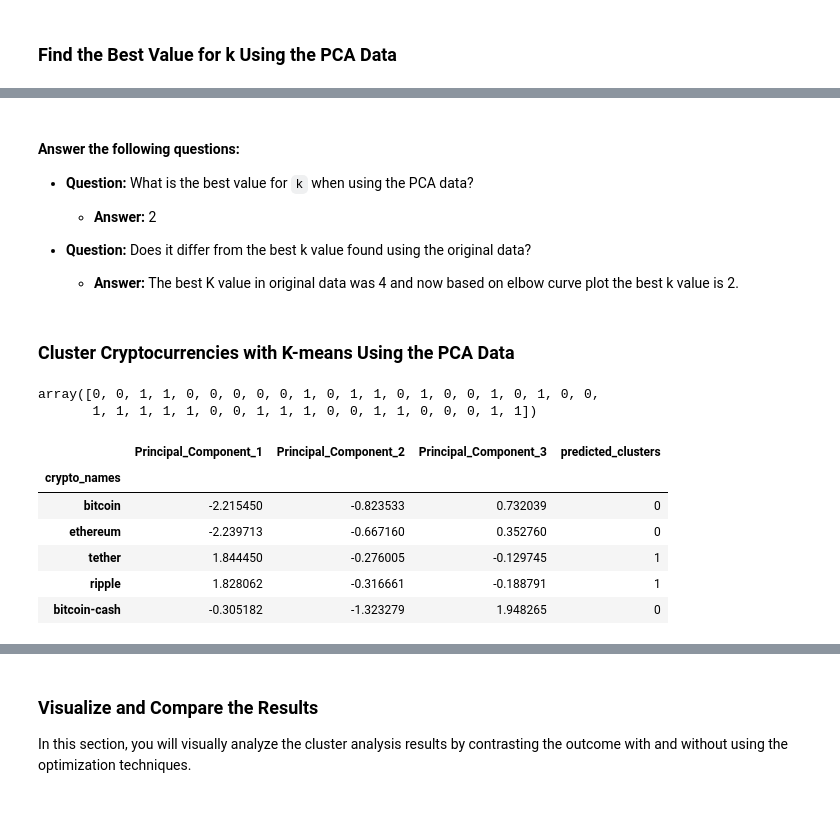
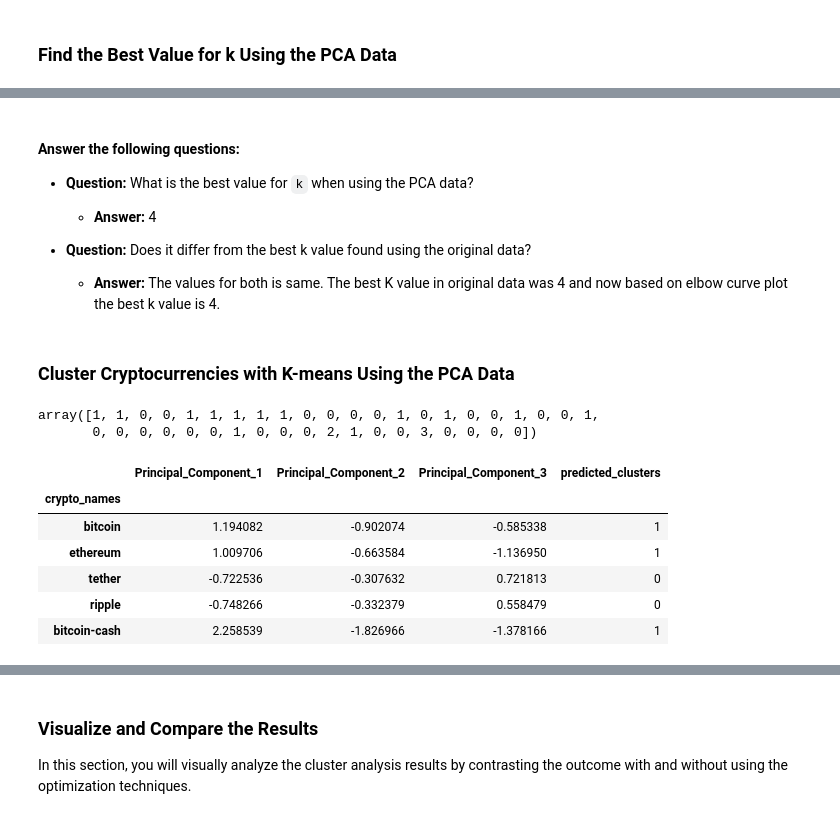
Before and after one commit to JaleesMoeen/CryptoClustering, a Jupyter notebook: Crypto_Clustering.ipynb, the cells around one changed output, grey strips where cells are left out. Saved outputs shown, nothing was run; the diff lists cells and outputs as text; code cells hidden in the pictures.

Commit message:
created 4 cluster cryptocurrencies with K-means using the original data

```diff
--- a/Crypto_Clustering.ipynb
+++ b/Crypto_Clustering.ipynb
@@ -206,6 +205,6 @@ KMeans(n_clusters=11, random_state=1)
 # %%
 # Predict the clusters to group the cryptocurrencies using the scaled data
-predictions = kmeans_model.predict(df_scaled)
+predictions = model.predict(df_scaled)
 
 # Print the resulting array of cluster values.
 predictions
@@ -376,49 +374,49 @@ pca_plot
 
 * **Question:** What is the best value for `k` when using the PCA data?
 
-  * **Answer:** 2
+  * **Answer:** 4
 
 
 * **Question:** Does it differ from the best k value found using the original data?
 
-  * **Answer:** The best K value in original data was 4 and now based on elbow curve plot the best k value is 2.
+  * **Answer:** The values for both is same. The best K value in original data was 4 and now based on elbow curve plot the best k value is 4.
 # %% [markdown]
 ### Cluster Cryptocurrencies with K-means Using the PCA Data
 # %%
 # Initialize the K-Means model using the best value for k
-best_k = 2
+best_k = 4
 # %%
 # Fit the K-Means model using the PCA data
-kmeans_model = KMeans(n_clusters= best_k, random_state=1)
+model = KMeans(n_clusters= best_k, random_state=0)
 # %%
 # Fit the K-Means model to the PCA-transformed data
-kmeans_model.fit(data_pca)
+model.fit(df_pca)
 
 # Predict the clusters to group the cryptocurrencies using the PCA data
-predicted_clusters = kmeans_model.predict(data_pca)
+predicted_clusters = model.predict(df_pca)
 
 # Print the resulting array of cluster values.
 predicted_clusters
 # %% [output]
-array([0, 0, 1, 1, 0, 0, 0, 0, 0, 1, 0, 1, 1, 0, 1, 0, 0, 1, 0, 1, 0, 0,
-       1, 1, 1, 1, 1, 0, 0, 1, 1, 1, 0, 0, 1, 1, 0, 0, 0, 1, 1])
+array([1, 1, 0, 0, 1, 1, 1, 1, 1, 0, 0, 0, 0, 1, 0, 1, 0, 0, 1, 0, 0, 1,
+       0, 0, 0, 0, 0, 0, 1, 0, 0, 0, 2, 1, 0, 0, 3, 0, 0, 0, 0])
 # %%
 # Create a copy of the DataFrame with the PCA data
-df_pca_copy = df_pca.copy()
+df_pca_prediction = df_pca.copy()
 
 # Add a new column to the DataFrame with the predicted clusters
-df_pca_copy['predicted_clusters'] = kmeans_model.predict(data_pca)
+df_pca_prediction['predicted_clusters'] =  predicted_clusters
 
 # Display sample data
-df_pca_copy.head()
+df_pca_prediction.head()
 # %% [output]
 |  | Principal_Component_1 | Principal_Component_2 | Principal_Component_3 | predicted_clusters |
 | crypto_names |  |  |  |  |
-| bitcoin | -2.215450 | -0.823533 | 0.732039 | 0 |
-| ethereum | -2.239713 | -0.667160 | 0.352760 | 0 |
-| tether | 1.844450 | -0.276005 | -0.129745 | 1 |
-| ripple | 1.828062 | -0.316661 | -0.188791 | 1 |
-| bitcoin-cash | -0.305182 | -1.323279 | 1.948265 | 0 |
+| bitcoin | 1.194082 | -0.902074 | -0.585338 | 1 |
+| ethereum | 1.009706 | -0.663584 | -1.136950 | 1 |
+| tether | -0.722536 | -0.307632 | 0.721813 | 0 |
+| ripple | -0.748266 | -0.332379 | 0.558479 | 0 |
+| bitcoin-cash | 2.258539 | -1.826966 | -1.378166 | 1 |
 # %%
 # Create a scatter plot using hvPlot by setting
 # `x="PC1"` and `y="PC2"`.
```
Also changed, not shown: parts of 14 cells of this notebook.
